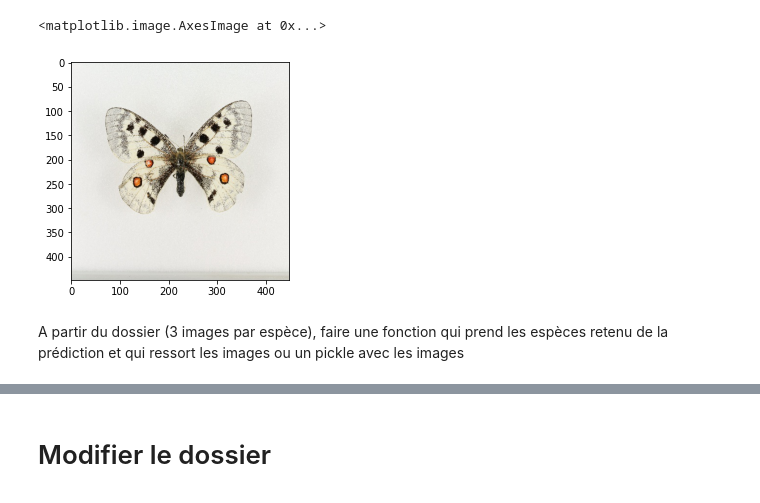
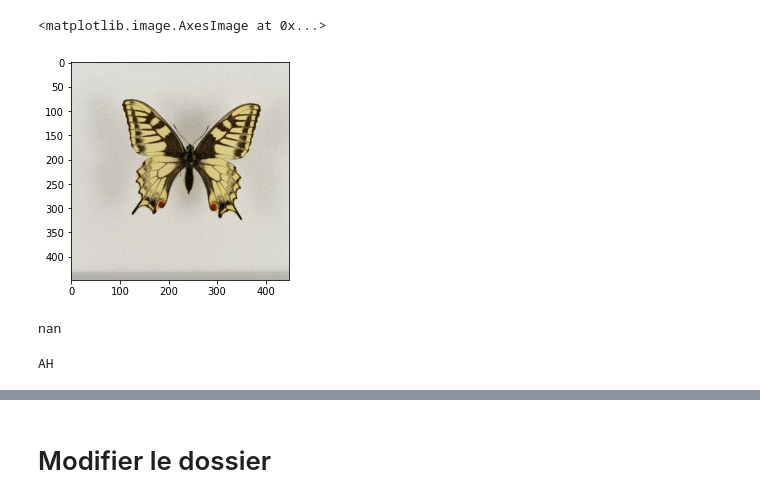
Before and after one commit to Em3line/Butterfly_identification, a Jupyter notebook: notebooks/API_emeline.ipynb, the cells around one changed output, grey strips where cells are left out. Drawn from its saved outputs; the diff is of its cells as text; code cells hidden in the pictures.

```diff
--- a/notebooks/API_emeline.ipynb
+++ b/notebooks/API_emeline.ipynb
@@ -13,7 +29,7 @@ our_model = load_model('../../API_FTW')
 # %%
-img = plt.imread('../../ETHZ_ENT01_2018_03_22_136749.JPG')
+img = plt.imread('../../ETHZ_ENT01_2017_03_20_004642.JPG')
 plt.imshow(img)
 # %% [output]
 <matplotlib.image.AxesImage at 0x...>
-[figure, old version]
+[figure, new version]
 # %%
@@ -36,2 +60,9 @@ total_sort = total.sort_values(ascending=False, by = 'score').head(5)
-# %% [markdown]
-A partir du dossier (3 images par espèce), faire une fonction qui prend les espèces retenu de la prédiction et qui ressort les images ou un pickle avec les images
+# %%
+total_sort.iloc[0,2]
+# %% [output]
+nan
+# %%
+if total_sort.iloc[0,2] != np.nan:
+    print('AH')
+# %% [output]
+AH
```
Also changed, not shown: parts of 45 cells of this notebook.
